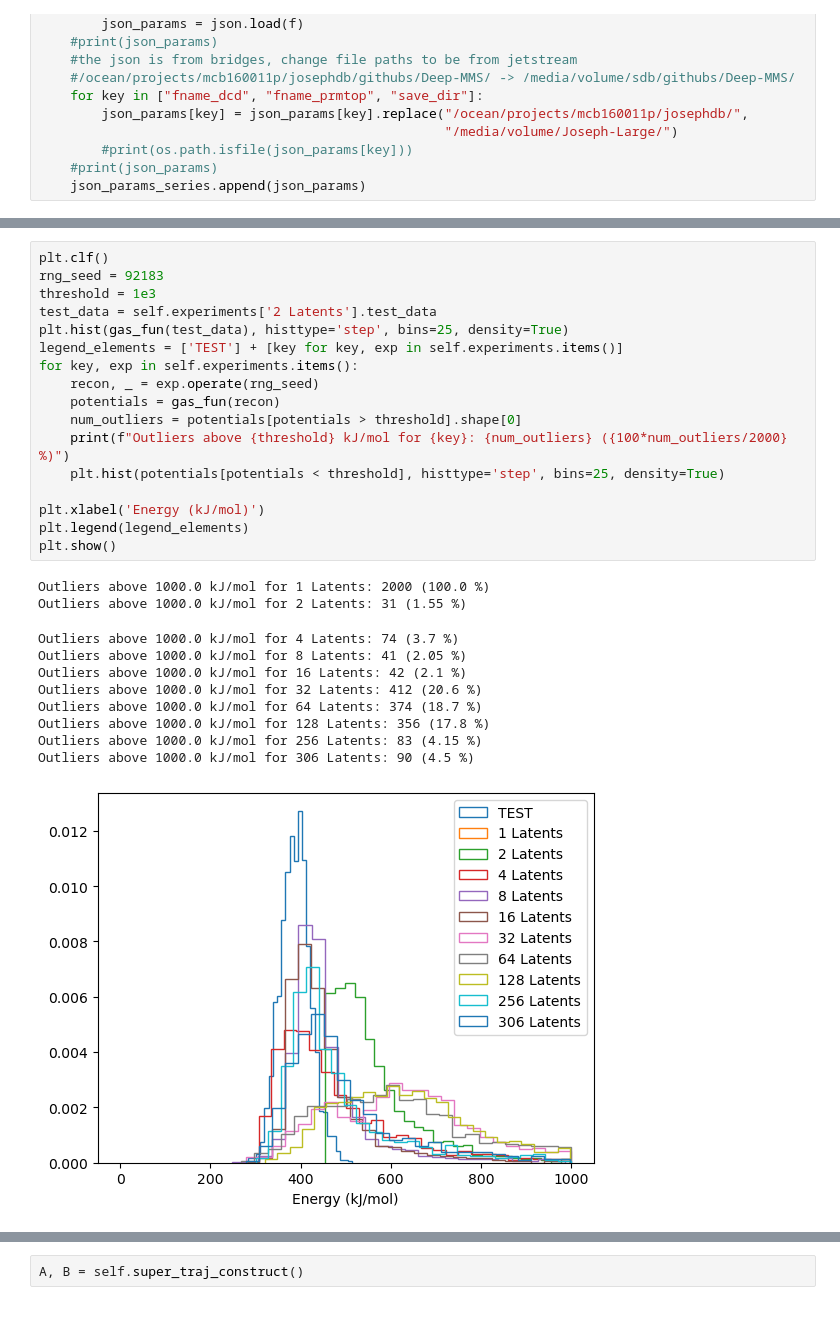
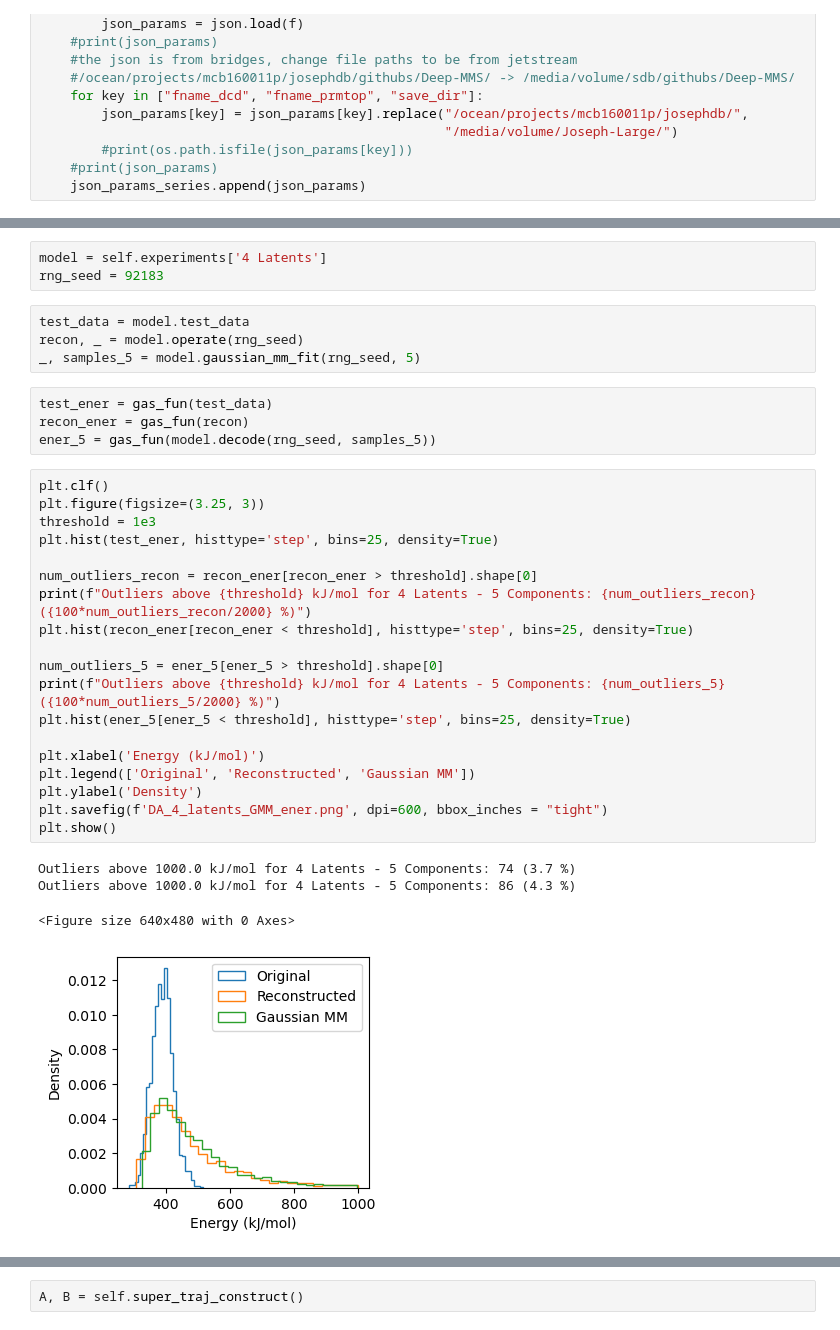
Before and after one commit to CCBatIIT/Deep-MMS, a Jupyter notebook: Multi-Analysis.ipynb, the cells around one changed output, grey strips where cells are left out. Drawn from its saved outputs; the diff is of its cells as text.

```diff
--- a/Multi-Analysis.ipynb
+++ b/Multi-Analysis.ipynb
@@ -251,29 +305,35 @@ self.potential_violin_plot(rng_seed=98263, title='Potential Energy Error upon Re
+# %%
+model = self.experiments['4 Latents']
+rng_seed = 92183
+# %%
+test_data = model.test_data
+recon, _ = model.operate(rng_seed)
+_, samples_5 = model.gaussian_mm_fit(rng_seed, 5)
+# %%
+test_ener = gas_fun(test_data)
+recon_ener = gas_fun(recon)
+ener_5 = gas_fun(model.decode(rng_seed, samples_5))
 # %%
 plt.clf()
-rng_seed = 92183
+plt.figure(figsize=(3.25, 3))
 threshold = 1e3
-test_data = self.experiments['2 Latents'].test_data
-plt.hist(gas_fun(test_data), histtype='step', bins=25, density=True)
-legend_elements = ['TEST'] + [key for key, exp in self.experiments.items()]
-for key, exp in self.experiments.items():
-    recon, _ = exp.operate(rng_seed)
-    potentials = gas_fun(recon)
-    num_outliers = potentials[potentials > threshold].shape[0]
-    print(f"Outliers above {threshold} kJ/mol for {key}: {num_outliers} ({100*num_outliers/2000} %)")
-    plt.hist(potentials[potentials < threshold], histtype='step', bins=25, density=True)
+plt.hist(test_ener, histtype='step', bins=25, density=True)
+
+num_outliers_recon = recon_ener[recon_ener > threshold].shape[0]
+print(f"Outliers above {threshold} kJ/mol for 4 Latents - 5 Components: {num_outliers_recon} ({100*num_outliers_recon/2000} %)")
+plt.hist(recon_ener[recon_ener < threshold], histtype='step', bins=25, density=True)
+
+num_outliers_5 = ener_5[ener_5 > threshold].shape[0]
+print(f"Outliers above {threshold} kJ/mol for 4 Latents - 5 Components: {num_outliers_5} ({100*num_outliers_5/2000} %)")
+plt.hist(ener_5[ener_5 < threshold], histtype='step', bins=25, density=True)
 
 plt.xlabel('Energy (kJ/mol)')
-plt.legend(legend_elements)
+plt.legend(['Original', 'Reconstructed', 'Gaussian MM'])
+plt.ylabel('Density')
+plt.savefig(f'DA_4_latents_GMM_ener.png', dpi=600, bbox_inches = "tight")
 plt.show()
 # %% [output]
-Outliers above 1000.0 kJ/mol for 1 Latents: 2000 (100.0 %)
-Outliers above 1000.0 kJ/mol for 2 Latents: 31 (1.55 %)
+Outliers above 1000.0 kJ/mol for 4 Latents - 5 Components: 74 (3.7 %)
+Outliers above 1000.0 kJ/mol for 4 Latents - 5 Components: 86 (4.3 %)
-Outliers above 1000.0 kJ/mol for 4 Latents: 74 (3.7 %)
-Outliers above 1000.0 kJ/mol for 8 Latents: 41 (2.05 %)
-Outliers above 1000.0 kJ/mol for 16 Latents: 42 (2.1 %)
-Outliers above 1000.0 kJ/mol for 32 Latents: 412 (20.6 %)
-Outliers above 1000.0 kJ/mol for 64 Latents: 374 (18.7 %)
-Outliers above 1000.0 kJ/mol for 128 Latents: 356 (17.8 %)
-Outliers above 1000.0 kJ/mol for 256 Latents: 83 (4.15 %)
-Outliers above 1000.0 kJ/mol for 306 Latents: 90 (4.5 %)
+<Figure size 640x480 with 0 Axes>
-[figure, old version]
+[figure, new version]
```
Also changed, not shown: parts of 24 cells of this notebook, 5 other files.
